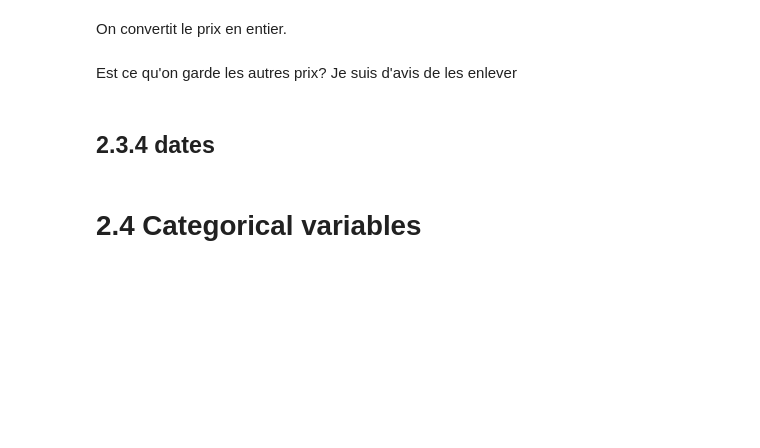
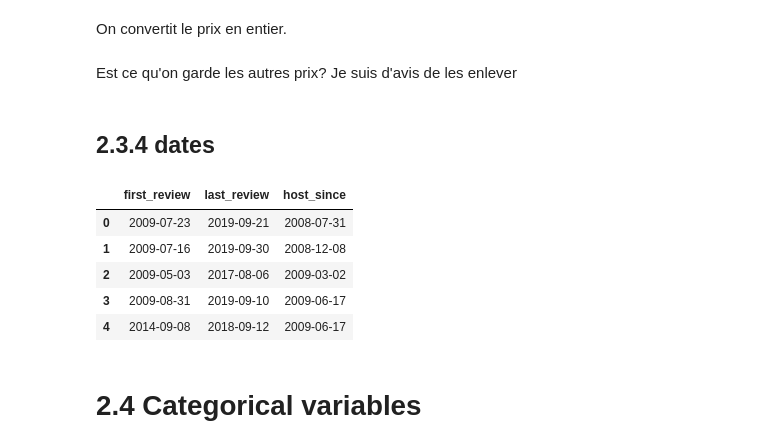
Before and after one commit to glauda/IND6212, a Jupyter notebook: notebooks/DataCleaning.ipynb, the cells around one changed output. Saved outputs shown, nothing was run; the diff lists cells and outputs as text; code cells hidden in the pictures; blank space fills up the shorter version.

```diff
--- a/notebooks/DataCleaning.ipynb
+++ b/notebooks/DataCleaning.ipynb
@@ -351,4 +337,14 @@ var_to_drop.extend(['monthly_price', 'weekly_price'])
 var_date.extend(['first_review', 'last_review', 'host_since'])
 # %%
 for col in var_date:
-    data[col] = data[col].astype('datetime64[ns]')
+    data[col] = pd.to_datetime(data[col])
+# %%
+data[var_date].head()
+#data[var_date].dtypes
+# %% [output]
+|  | first_review | last_review | host_since |
+| 0 | 2009-07-23 | 2019-09-21 | 2008-07-31 |
+| 1 | 2009-07-16 | 2019-09-30 | 2008-12-08 |
+| 2 | 2009-05-03 | 2017-08-06 | 2009-03-02 |
+| 3 | 2009-08-31 | 2019-09-10 | 2009-06-17 |
+| 4 | 2014-09-08 | 2018-09-12 | 2009-06-17 |
```
Also changed, not shown: parts of 70 cells of this notebook, 3 other files.
